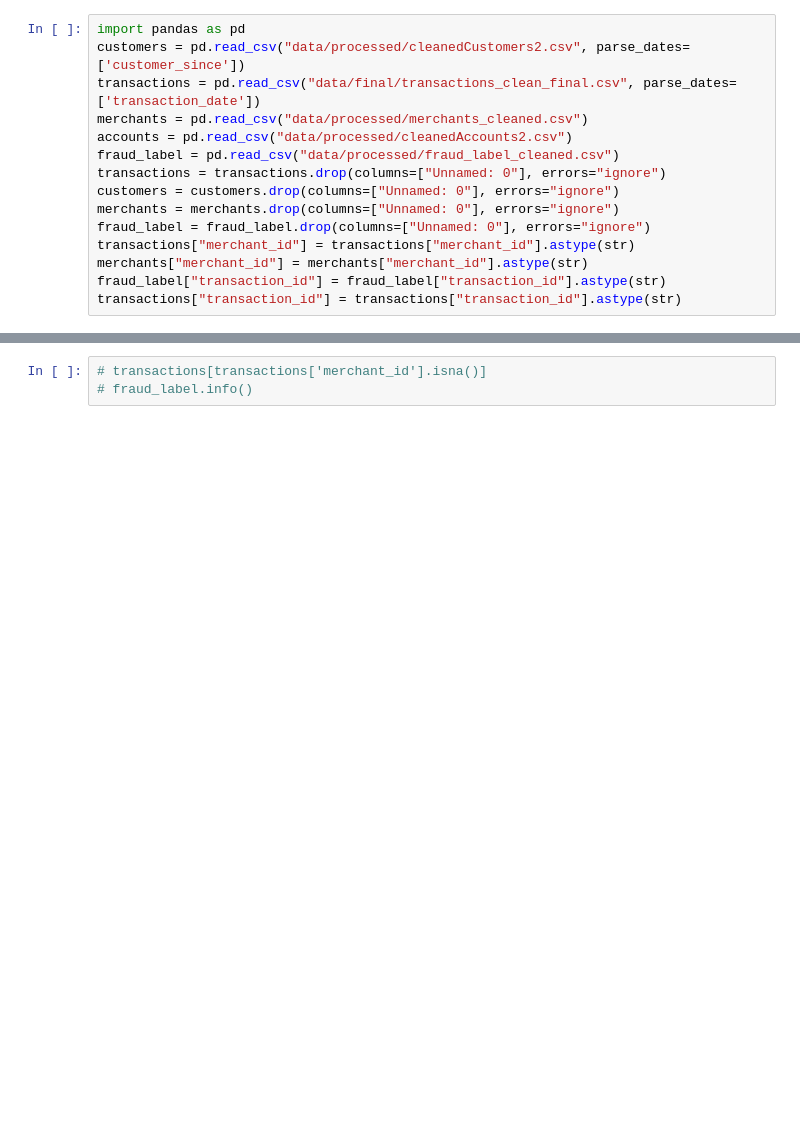
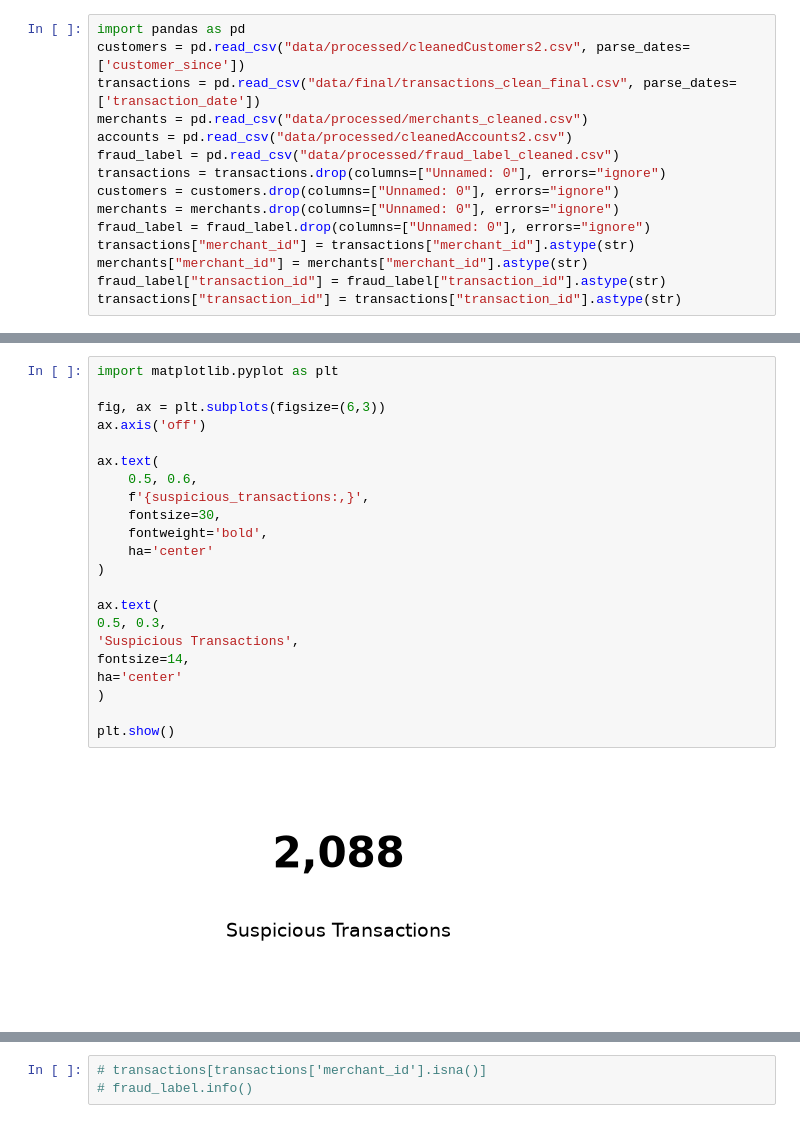
Before and after one commit to akonamajongile-a11y/bankguard, a Jupyter notebook: CleaningCustomers.ipynb, the cells around one changed output, grey strips where cells are left out. Drawn from its saved outputs; the diff is of its cells as text; blank space fills up the shorter version.

Commit message:
visuals

```diff
--- a/CleaningCustomers.ipynb
+++ b/CleaningCustomers.ipynb
@@ -888,0 +915,24 @@ transactions["transaction_id"] = transactions["transaction_id"].astype(str)
+# %%
+import matplotlib.pyplot as plt
+
+fig, ax = plt.subplots(figsize=(6,3))
+ax.axis('off')
+
+ax.text(
+    0.5, 0.6,
+    f'{suspicious_transactions:,}',
+    fontsize=30,
+    fontweight='bold',
+    ha='center'
+)
+
+ax.text(
+0.5, 0.3,
+'Suspicious Transactions',
+fontsize=14,
+ha='center'
+)
+
+plt.show()
+# %% [output]
+[figure, added]
```
Also changed, not shown: parts of 15 cells of this notebook.
